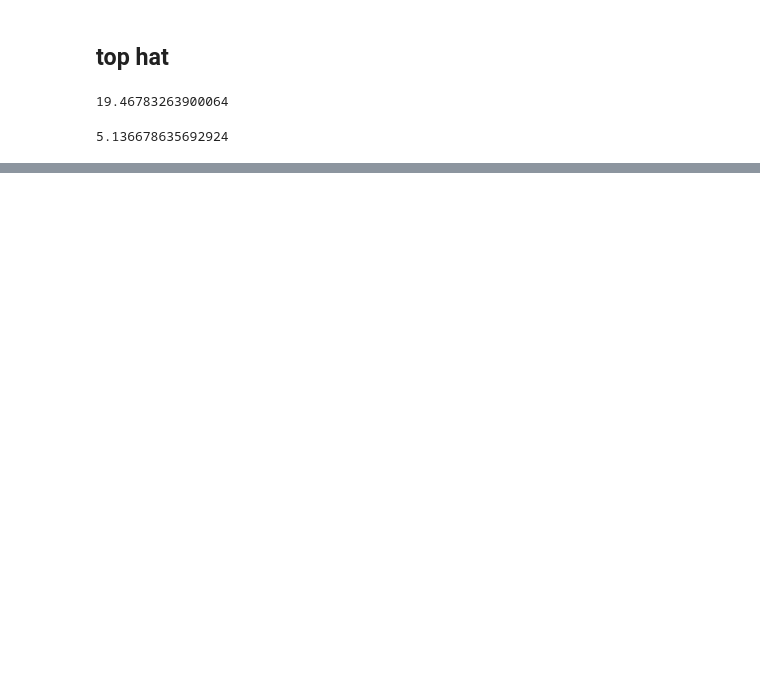
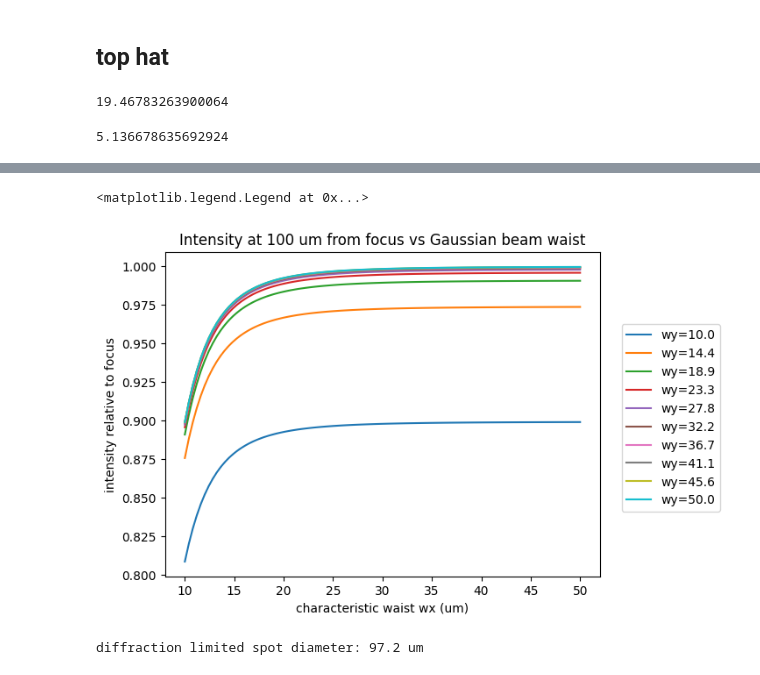
Before and after one commit to prestonhuft/amo-calcs, a Jupyter notebook: hiding_module.ipynb, the cells around one changed output, grey strips where cells are left out. Cells and saved outputs as stored; diff of their text form; code cells hidden in the pictures; blank space fills up the shorter version.

```diff
--- a/hiding_module.ipynb
+++ b/hiding_module.ipynb
@@ -28,0 +200,42 @@ TH/DL
+# %%
+# if we have an elliptical beam
+
+lmbda = 1529*nm
+zr = lambda w0: np.pi*w0**2/lmbda
+wz = lambda z, w0: w0*np.sqrt(1+(z/zr(w0))**2)
+
+z = 100*um # focus to edge of the array
+wxpts = np.linspace(10*um,50*um,100) # different characteristic waists in x
+wypts = np.linspace(10*um,50*um,10)
+for wy in wypts:
+    plt.plot(wxpts/um, (wxpts/wz(z, wxpts))*(wy/wz(z, wy)), label=f'wy={wy/um:.1f}')
+plt.title(f"Intensity at {z/um:.0f} um from focus vs Gaussian beam waist")
+plt.xlabel("characteristic waist wx (um)")
+plt.ylabel("intensity relative to focus")
+plt.legend(loc=(1.05,0.2))
+# %% [output]
+<matplotlib.legend.Legend at 0x...>
+[figure, added]
+# %%
+# https://www.holoor.co.il/optical-calculator/beam-shapers/
+
+# inputs
+lmbda = 1529*nm
+efl = 100*mm
+D = 2*mm # beam dia
+d = 100*um # desired top-hat width
+
+x_pts = np.linspace(-1.5*d, 1.5*d, 300)
+tophat_pts = abs(x_pts) < d/2
+
+# diffraction limited spot
+NA = np.sin(np.arctan(0.5*D/efl))
+wD = 1.272*lmbda/(4*NA) # diffraction limited spot waist times some factor
+# I think the factor accounts for a difference in definition
+
+print(f"diffraction limited spot diameter: {2*wD/um:.1f} um")
+xc_pts = np.arange(-2.5*wD, 2.5*wD, x_pts[1]- x_pts[0])
+spot_pts = np.exp(-2*(xc_pts/wD)**2)
+spot_pts /= sum(spot_pts)
+# %% [output]
+diffraction limited spot diameter: 97.2 um
```
Also changed, not shown: parts of 23 cells of this notebook.
